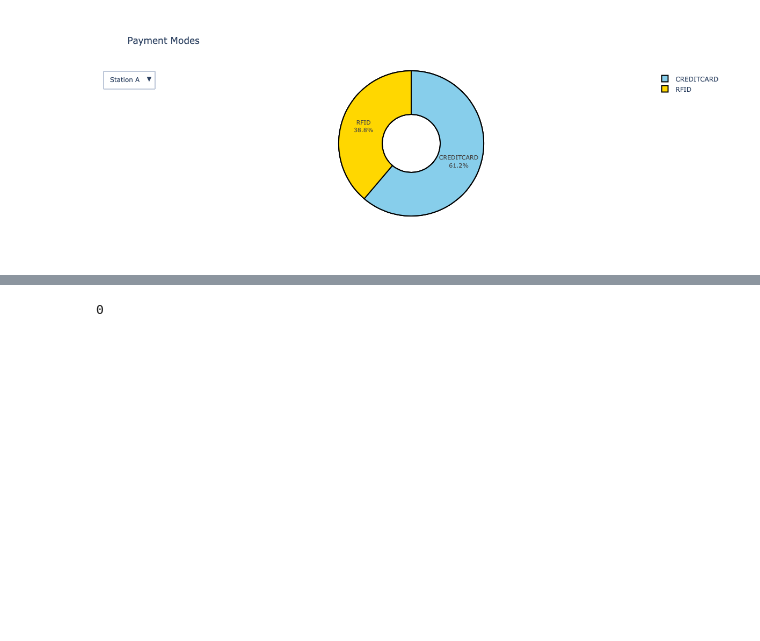
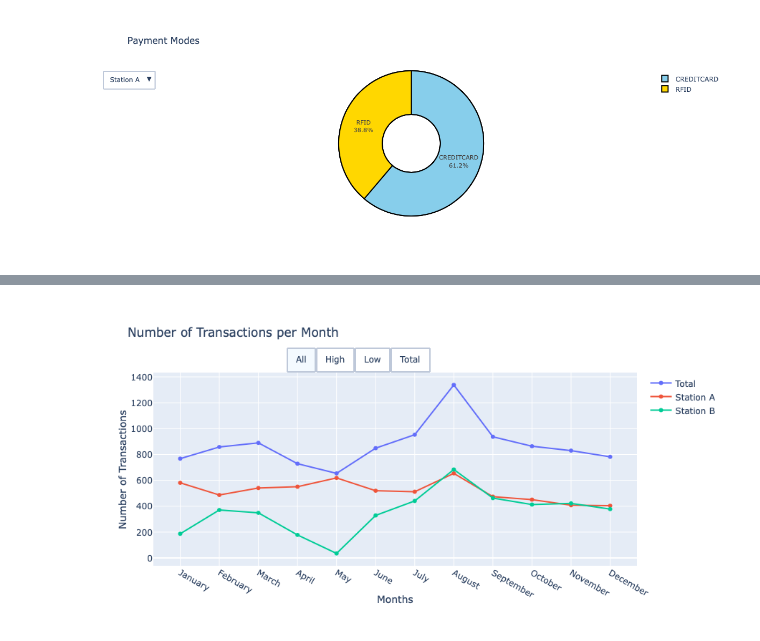
Before and after one commit to cjfelixx/HECO-Charging-Analysis, a Jupyter notebook: energy-heco/HECO_Dataanalysis.ipynb, the cells around one changed output, grey strips where cells are left out. Cells and saved outputs as stored; diff of their text form; code cells hidden in the pictures; blank space fills up the shorter version.

```diff
--- a/energy-heco/HECO_Dataanalysis.ipynb
+++ b/energy-heco/HECO_Dataanalysis.ipynb
@@ -22,4 +22,7 @@ timemin = [t for t in range(len(power))]
 pow = pd.read_csv('Power-Data-Table 1.csv',usecols=['Start Date and Time','Power (kW)'])
 #pow['Power (kW)'].tolist()
 tot = [0]
+months = [Data['Start Time'].tolist()[i][0:2] for i in range(len(Data['Start Time']))]
+monthsA = [DataA['Start Time'].tolist()[i][0:2] for i in range(len(DataA['Start Time']))]
+monthsB = [DataB['Start Time'].tolist()[i][0:2] for i in range(len(DataB['Start Time']))]
 pow = pow.assign(oneminkWh = pow['Power (kW)'] / 60)
@@ -172,5 +140,70 @@ fig.add_trace(go.Scatter(x,month,y=,mode='lines',name=''))
-# %%
-dates = Data['Start Time'].tolist()
-dates.count('09')
-# %% [output]
-0
+# %%
+## Transactions in line chart
+month = ['January', 'February', 'March', 'April', 'May', 'June', 'July',
+         'August', 'September', 'October', 'November', 'December']
+
+Jan = months.count('01')
+Feb = months.count('02')
+Mar = months.count('03')
+Apr = months.count('04')
+May = months.count('05')
+Jun = months.count('06')
+Jul = months.count('07')
+Aug = months.count('08')
+Sep = months.count('09')
+Oct = months.count('10')
+Nov = months.count('11')
+Dec = months.count('12')
+
+JanA = monthsA.count('01')
+FebA = monthsA.count('02')
+MarA = monthsA.count('03')
+AprA = monthsA.count('04')
+MayA = monthsA.count('05')
+JunA = monthsA.count('06')
+JulA = monthsA.count('07')
+AugA = monthsA.count('08')
+SepA = monthsA.count('09')
+OctA = monthsA.count('10')
+NovA = monthsA.count('11')
+DecA = monthsA.count('12')
+
+JanB = monthsB.count('01')
+FebB = monthsB.count('02')
+MarB = monthsB.count('03')
+AprB = monthsB.count('04')
+MayB = monthsB.count('05')
+JunB = monthsB.count('06')
+JulB = monthsB.count('07')
+AugB = monthsB.count('08')
+SepB = monthsB.count('09')
+OctB = monthsB.count('10')
+NovB = monthsB.count('11')
+DecB = monthsB.count('12')
+
+fig = go.Figure()
+fig.add_trace(go.Scatter(x=month,y=[Jan,Feb,Mar,Apr,May,Jun,Jul,Aug,Sep,Oct,Nov,Dec],name='Total'))
+fig.add_trace(go.Scatter(x=month,y=[JanA,FebA,MarA,AprA,MayA,JunA,JulA,AugA,SepA,OctA,NovA,DecA],name='Station A'))
+fig.add_trace(go.Scatter(x=month,y=[JanB,FebB,MarB,AprB,MayB,JunB,JulB,AugB,SepB,OctB,NovB,DecB],name='Station B'))
+fig.update_layout(updatemenus=[go.layout.Updatemenu(type="buttons",direction="right",active=0,x=0.57,y=1.13,
+            buttons=list([
+                dict(label="All",
+                     method="update",
+                     args=[{"visible": [True, True, True]},
+                           {"title": "All transactions"}]),
+                dict(label="High",
+                     method="update",
+                     args=[{"visible": [False, True, False]},
+                           {"title": "Station A transactions"}]),
+                dict(label="Low",
+                     method="update",
+                     args=[{"visible": [False, False, True]},
+                           {"title": "Station B transactions"}]),
+                dict(label="Total",
+                     method="update",
+                     args=[{"visible": [True, False, False]},
+                           {"title": "Total transactions"}]),]),)])
+fig.update_layout(title='Number of Transactions per Month', xaxis_title='Months',yaxis_title='Number of Transactions')
+fig.show()
+# %% [output]
+[figure, added]
```
Also changed, not shown: parts of 2 cells of this notebook.
